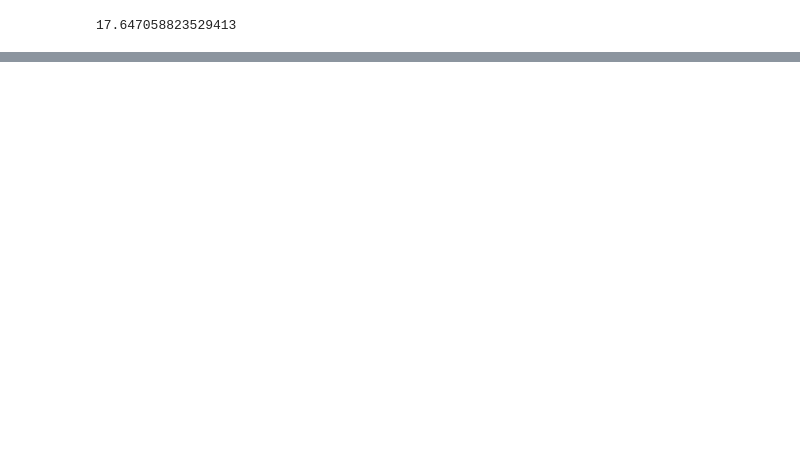
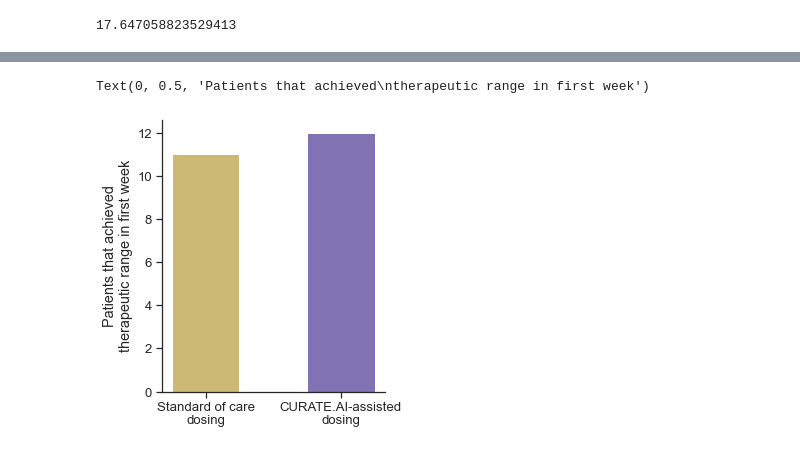
Before and after one commit to tshibei/retro_ped_liver_transplant, a Jupyter notebook: retro_PLT.ipynb, the cells around one changed output, grey strips where cells are left out. Cells and saved outputs as stored; diff of their text form; code cells hidden in the pictures; blank space fills up the shorter version.

```diff
--- a/retro_PLT.ipynb
+++ b/retro_PLT.ipynb
@@ -296,0 +225,45 @@ dat['recommended_dose'] = [7.5, 7.5, 2.5, 2.5, 4.5, 8, 5.5, 5, 5, 2, 7, 3.3]
+# %%
+dat = df.copy()
+
+# Keep within_range only
+dat_SOC_within_range = dat[dat.within_range==True].reset_index(drop=True)
+
+# Find first day to achieve therapeutic range in SOC
+SOC = dat_SOC_within_range.groupby('patient')['Day'].first().to_frame()
+
+SOC_achieve_TR_in_first_week = SOC <= 7
+
+# Keep those that are 1) unaffected by in TR and 2) improve to TR
+dat_CURATE_within_range = dat[(dat['Effect of CURATE.AI-assisted dosing']=='Unaffected, remain as therapeutic range') |
+                             (dat['Effect of CURATE.AI-assisted dosing']=='Improve to therapeutic range')].reset_index(drop=True)
+
+# Find first day to achieve therapeutic range in CURATE
+CURATE = dat_CURATE_within_range.groupby('patient')['Day'].first().to_frame()
+
+CURATE_achieve_TR_in_first_week = CURATE <= 7
+
+# Create dataframe with vales
+plot_data = pd.Series({'Standard of care\ndosing': SOC_achieve_TR_in_first_week.sum()[0], 'CURATE.AI-assisted\ndosing':CURATE_achieve_TR_in_first_week.sum()[0]}).to_frame().reset_index()
+plot_data.columns = ['Dosing', 'Patients that achieved therapeutic range in first week']
+
+sns.set(font_scale=1.2, rc={"figure.figsize": (4,5), "xtick.bottom":True, "ytick.left":True}, style='white')
+fig, ax = plt.subplots()
+ax.bar(plot_data['Dosing'], plot_data['Patients that achieved therapeutic range in first week'], width=0.5, color=['y', 'm'])
+sns.despine()
+plt.ylabel('Patients that achieved\ntherapeutic range in first week')
+
+# CURATE_achieve_TR_in_first_week.sum()[0]
+
+# combined = SOC.merge(CURATE, how='left', on='patient')
+# combined.columns=['SOC', 'CURATE']
+
+# combined = combined.stack().to_frame().reset_index()
+# combined.columns = ['patient', 'Dosing', 'Days to first therapeutic range']
+# combined['Dosing'] = combined['Dosing'].replace({'SOC':'Standard of care', 'CURATE':'CURATE.AI-assisted'})
+
+# sns.set(font_scale=1.2, rc={"figure.figsize": (5,5), "xtick.bottom":True, "ytick.left":True}, style='white')
+# g = sns.boxplot(x="Dosing", y="Days to first therapeutic range", data=combined, width=0.5, palette=['#ccb974','#8172b3'])
+# sns.despine()
+# %% [output]
+Text(0, 0.5, 'Patients that achieved\ntherapeutic range in first week')
+[figure, added]
```
Also changed, not shown: parts of 6 cells of this notebook, 6 other files.
